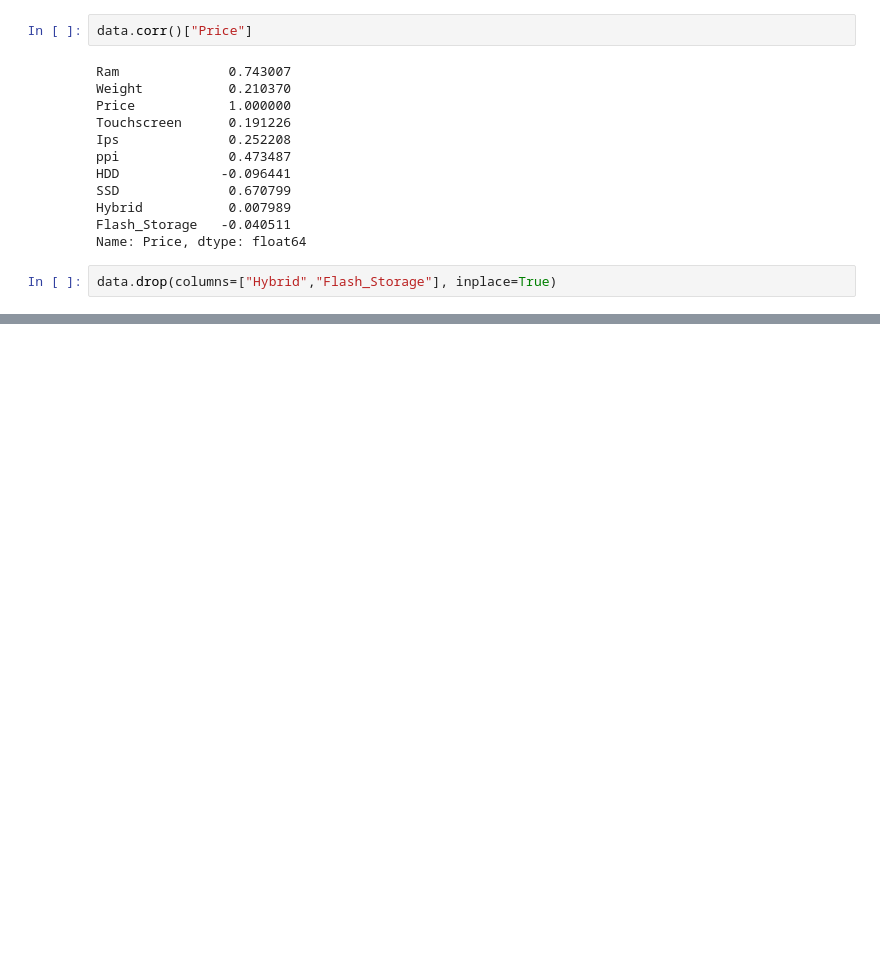
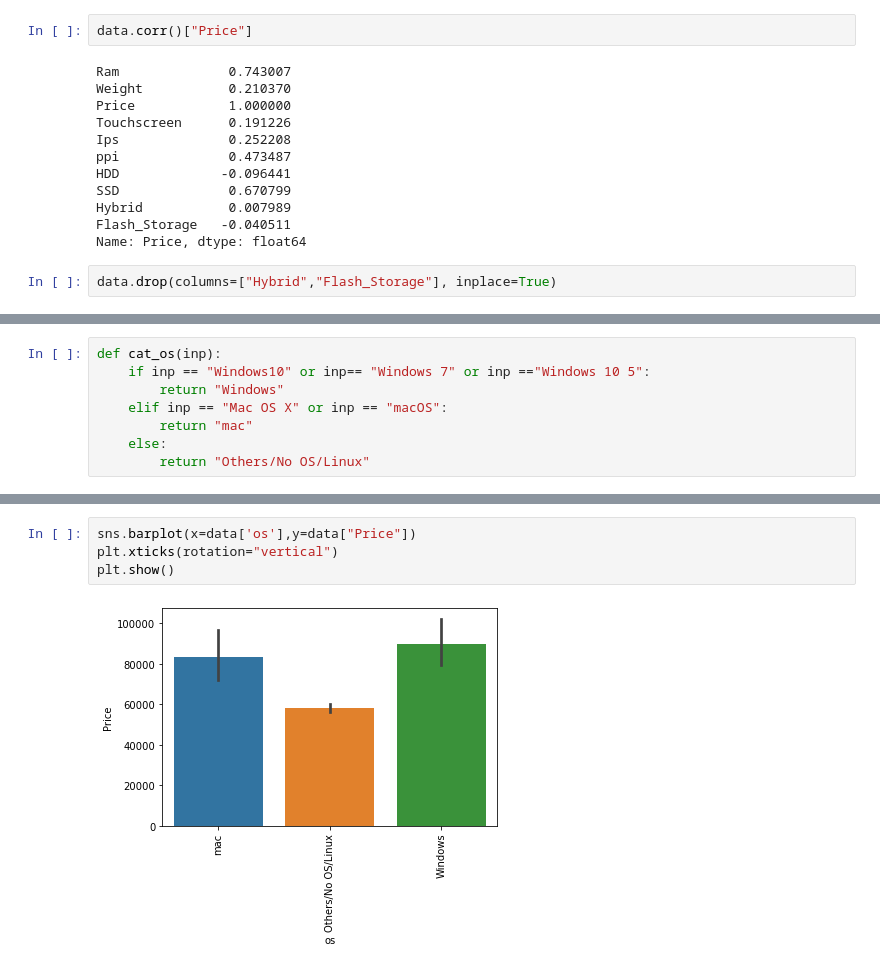
Before and after one commit to Asif26/Machine-learning-Projects, a Jupyter notebook: Laptop Price Predictor/Laptop Price Predictor.ipynb, the cells around one changed output, grey strips where cells are left out. Cells and saved outputs as stored; diff of their text form; blank space fills up the shorter version.

```diff
--- a/Laptop Price Predictor/Laptop Price Predictor.ipynb
+++ b/Laptop Price Predictor/Laptop Price Predictor.ipynb
@@ -493,0 +578,8 @@ data.head()
+# %%
+def cat_os(inp):
+    if inp == "Windows10" or inp== "Windows 7" or inp =="Windows 10 5":
+        return "Windows"
+    elif inp == "Mac OS X" or inp == "macOS":
+        return "mac"
+    else:
+        return "Others/No OS/Linux"
@@ -493,0 +614,6 @@ data.head()
+# %%
+sns.barplot(x=data['os'],y=data["Price"])
+plt.xticks(rotation="vertical")
+plt.show()
+# %% [output]
+[figure, added]
```
Also changed, not shown: parts of 25 cells of this notebook.
